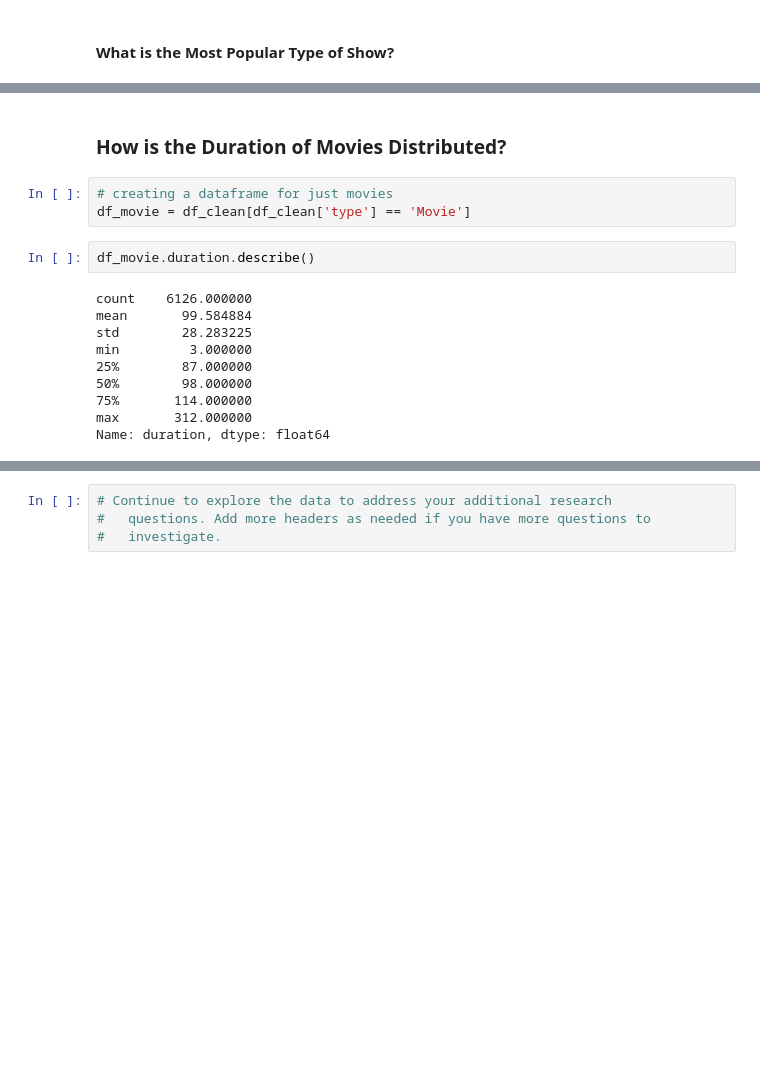
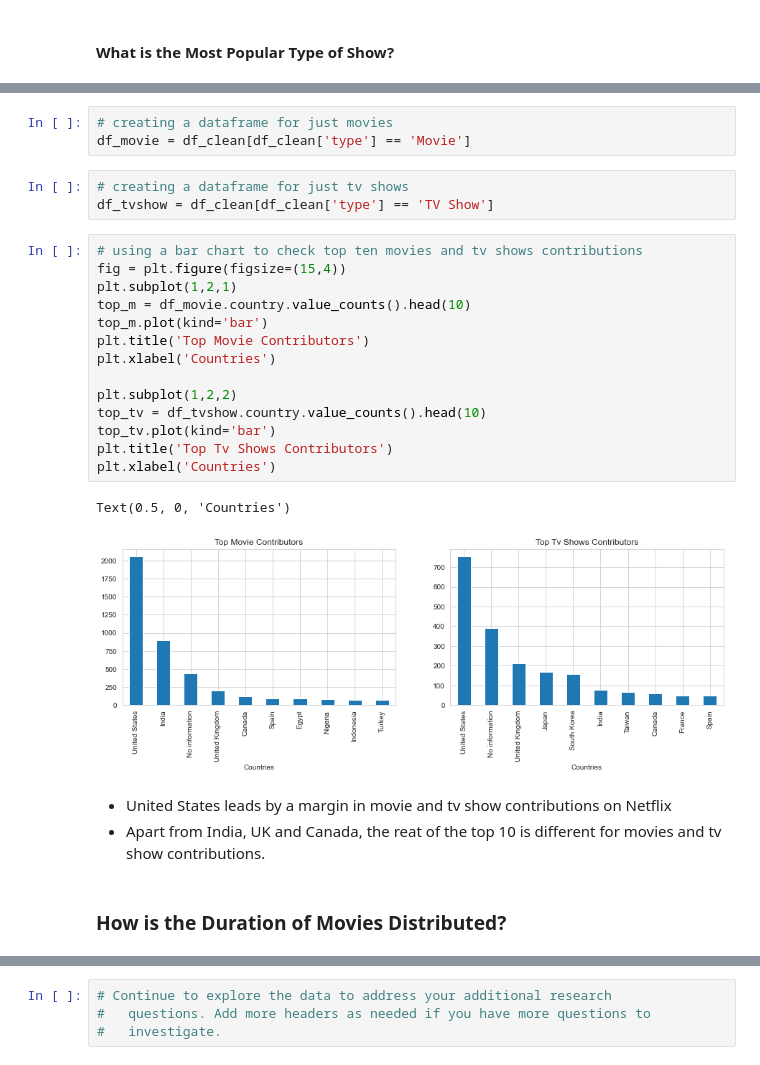
Before and after one commit to manlikesolomon/Analysis-Of-Netflix-Data, a Jupyter notebook: Netflix Data EDA.ipynb, the cells around one changed output, grey strips where cells are left out. Cells and saved outputs as stored; diff of their text form; blank space fills up the shorter version.

```diff
--- a/Netflix Data EDA.ipynb
+++ b/Netflix Data EDA.ipynb
@@ -251,20 +277,31 @@ plt.title('Top 10 Countries');
+# %%
+# creating a dataframe for just movies
+df_movie = df_clean[df_clean['type'] == 'Movie']
+# %%
+# creating a dataframe for just tv shows
+df_tvshow = df_clean[df_clean['type'] == 'TV Show']
+# %%
+# using a bar chart to check top ten movies and tv shows contributions
+fig = plt.figure(figsize=(15,4))
+plt.subplot(1,2,1)
+top_m = df_movie.country.value_counts().head(10)
+top_m.plot(kind='bar')
+plt.title('Top Movie Contributors')
+plt.xlabel('Countries')
+
+plt.subplot(1,2,2)
+top_tv = df_tvshow.country.value_counts().head(10)
+top_tv.plot(kind='bar')
+plt.title('Top Tv Shows Contributors')
+plt.xlabel('Countries')
+# %% [output]
+Text(0.5, 0, 'Countries')
+[figure, added]
+# %% [markdown]
+* United States leads by a margin in movie and tv show contributions on Netflix
+* Apart from India, UK and Canada, the reat of the top 10 is different for movies and tv show contributions.
 # %% [markdown]
 ### How is the Duration of Movies Distributed?
-# %%
-# creating a dataframe for just movies
-df_movie = df_clean[df_clean['type'] == 'Movie']
-# %%
-df_movie.duration.describe()
-# %% [output]
-count    6126.000000
-mean       99.584884
-std        28.283225
-min         3.000000
-25%        87.000000
-50%        98.000000
-75%       114.000000
-max       312.000000
-Name: duration, dtype: float64
 # %%
 # plotting a histogram to see distribution of duration
 bins = np.arange(0,df_movie.duration.max()+30,30)
```
Also changed, not shown: parts of 26 cells of this notebook.
